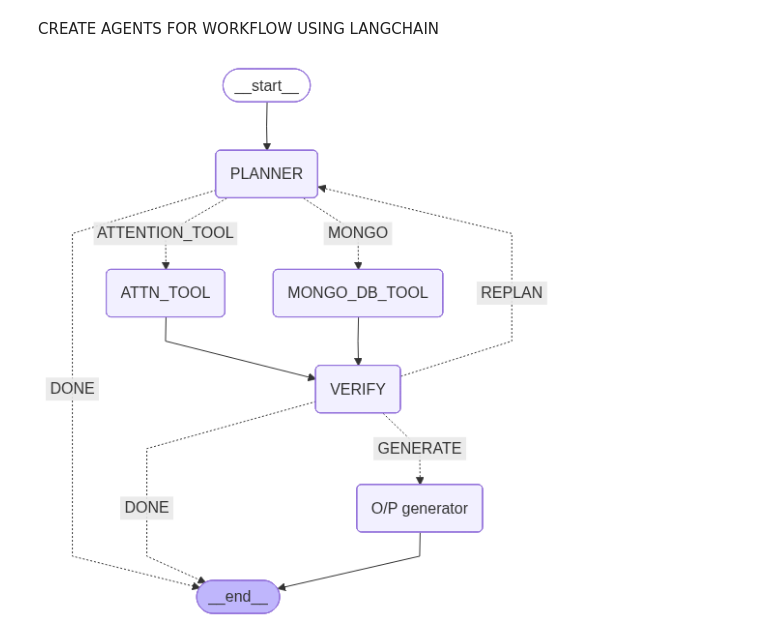
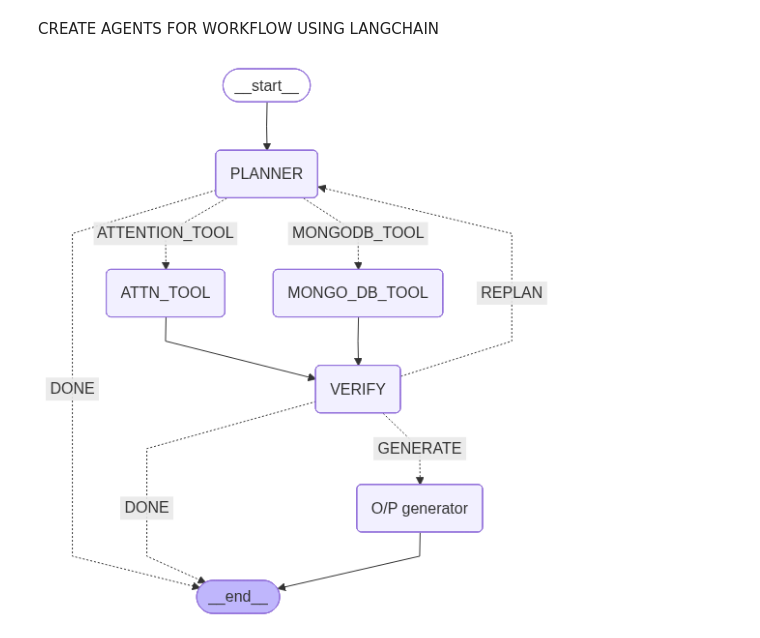
Before and after one commit to Bhakti1998/Agentic-AI-, a Jupyter notebook: agentic-rag-mongodb/AGENTIC RAG MONGODB.ipynb, the cells around one changed output. Drawn from its saved outputs; the diff is of its cells as text; code cells hidden in the pictures.

Commit message:
modified the process

```diff
--- a/agentic-rag-mongodb/AGENTIC RAG MONGODB.ipynb
+++ b/agentic-rag-mongodb/AGENTIC RAG MONGODB.ipynb
@@ -28,7 +29,7 @@ reranker = CrossEncoder(
 # %%
 #Initialize MONGO DB CLIENT
 from pymongo import MongoClient
-client = MongoClient("mongodb+srv://xxxxxxxxxxxxxxxxxxxxxxxxxxx.sn6fdj8.mongodb.net/?appName=Cluster0")
+client = MongoClient("mongodb+srv://bhaktiacc1605bt_db_user:etxNiOnIUWsNqhoe@cluster0.sn6fdj8.mongodb.net/?appName=Cluster0")
 client.admin.command("ping")
 # %% [output]
 {'ok': 1}
@@ -424,3 +643,22 @@ def attention_paper_tool(state: AgentState):
+# %%
+#CREATE ROUTING CONDITIONS FOR VERIFIER AGENT
+def verifier_condition(state:AgentState):
+
+    # status = state['messages'][-1].content[-1]
+    state=state['task_state']
+
+    if 'VERIFICATION DONE' in state:
+        print("--- VERIFICATION COMPLETED  ---")
+        return 'GENERATE'
+
+    elif 'MAKE_ANOTHER_TOOL_CALL' in state:
+
+        print("--- DATA INSUFFICIENT RE-PLANNING  ---")
+        return 'REPLAN'
+
+    else:
+        print("--- UNKNOWN STATUS . STOPPING PROCESS  ---")
+        return 'DONE'
 # %%
 #CREATE GENERATOR AGENT FOR ANSWERING
 def generator_agent(state: AgentState):
@@ -535,18 +706,0 @@ def verifier_agent(state: AgentState):
-# %%
-#CREATE ROUTING CONDITIONS FOR VERIFIER AGENT
-def verifier_condition(state:AgentState):
-    print(state)
-
-    status = state['messages'][-1].content
-
-    if 'GENERATE ANSWER' in status:
-        print("--- VERIFICATION COMPLETED  ---")
-        return 'GENERATE'
-
-    elif 'MAKE ANOTHER TOOL CALL' in status:
-        print("--- DATA INSUFFICIENT RE-FETCHING  ---")
-        return 'REPLAN'
-
-    else:
-        print("--- UNKNOWN STATUS . STOPPING PROCESS  ---")
-        return 'DONE'
@@ -562,33 +708,33 @@ def verifier_condition(state:AgentState):
 # CREATE FINAL WORKFLOW
 
 workflow=StateGraph(AgentState)
-workflow.add_node("PLANNER", planner_agent)
+workflow.add_node("PLANNER", planner_agent_tst)
 workflow.add_node("MONGO_DB_TOOL", mongo_db_tool)
 workflow.add_node("ATTN_TOOL", attention_paper_tool)
 workflow.add_node("VERIFY", verifier_agent)
 workflow.add_node("O/P generator", generator_agent)
 workflow.set_entry_point("PLANNER")
 
 workflow.add_conditional_edges("PLANNER",
                                tools_condition,
-                               {"MONGO": "MONGO_DB_TOOL",
+                               {"MONGODB_TOOL": "MONGO_DB_TOOL",
                                "ATTENTION_TOOL" : "ATTN_TOOL",
                                 "DONE" : END,
                                 })
 
 
 workflow.add_edge("MONGO_DB_TOOL", "VERIFY")
 workflow.add_edge("ATTN_TOOL", "VERIFY")
 
 workflow.add_conditional_edges("VERIFY",
                                verifier_condition,
                                {"GENERATE": "O/P generator",
                                "REPLAN" : "PLANNER",
                                "DONE":END
 
                                 })
 workflow.add_edge("O/P generator", END)
 final_workflow=workflow.compile()
 final_workflow
 # %% [output]
-[figure, old version]
+[figure, new version]
```
Also changed, not shown: parts of 22 cells of this notebook, 2 other files.
